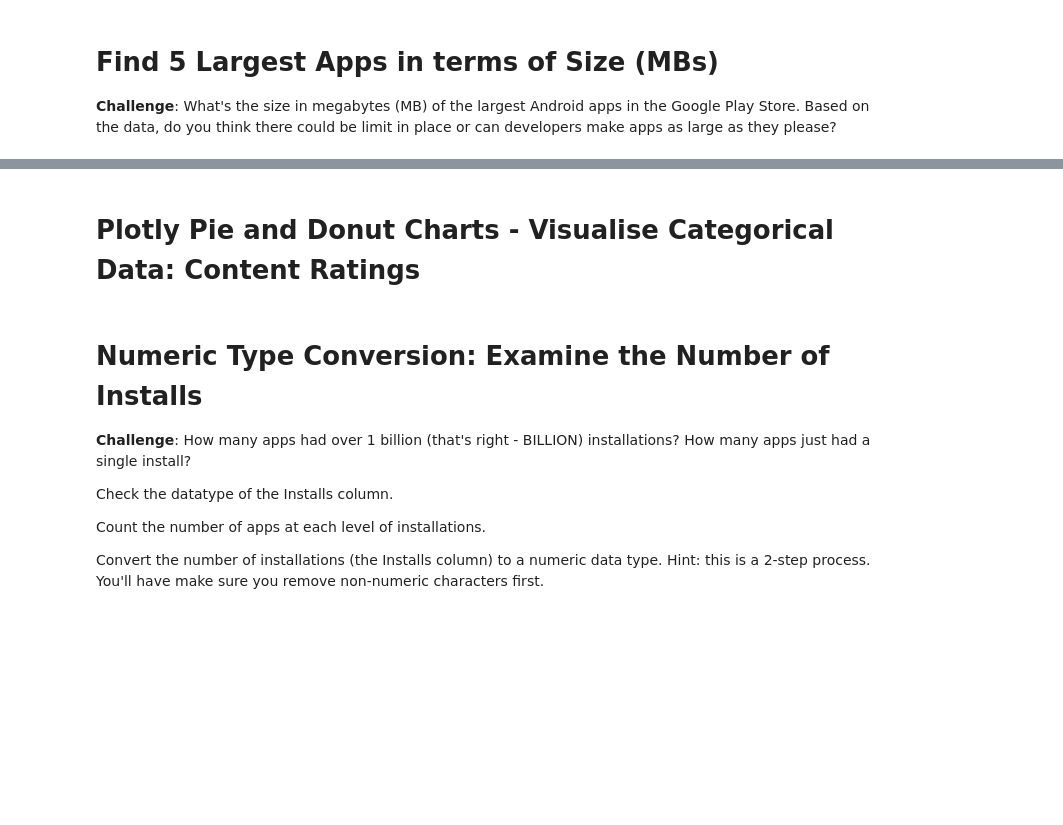
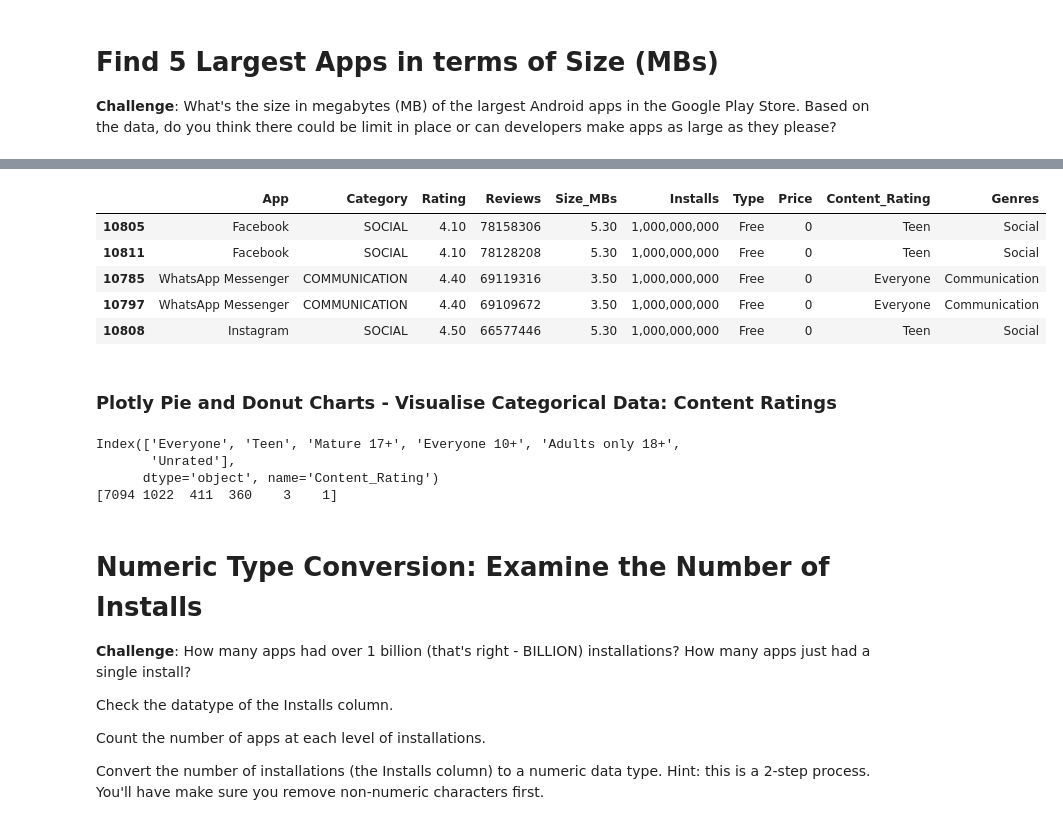
Before and after one commit to ahmedyar7/Data-Science-Projects, a Jupyter notebook: Google Play Store Analysis/main.ipynb, the cells around one changed output, grey strips where cells are left out. Saved outputs shown, nothing was run; the diff lists cells and outputs as text; code cells hidden in the pictures; blank space fills up the shorter version.

```diff
--- a/Google Play Store Analysis/main.ipynb
+++ b/Google Play Store Analysis/main.ipynb
@@ -110,2 +127,20 @@ clean_apps_df.head()
+# %%
+clean_apps_df.sort_values(by="Reviews", ascending=False).head()
+# %% [output]
+|  | App | Category | Rating | Reviews | Size_MBs | Installs | Type | Price | Content_Rating | Genres |
+| 10805 | Facebook | SOCIAL | 4.10 | 78158306 | 5.30 | 1,000,000,000 | Free | 0 | Teen | Social |
+| 10811 | Facebook | SOCIAL | 4.10 | 78128208 | 5.30 | 1,000,000,000 | Free | 0 | Teen | Social |
+| 10785 | WhatsApp Messenger | COMMUNICATION | 4.40 | 69119316 | 3.50 | 1,000,000,000 | Free | 0 | Everyone | Communication |
+| 10797 | WhatsApp Messenger | COMMUNICATION | 4.40 | 69109672 | 3.50 | 1,000,000,000 | Free | 0 | Everyone | Communication |
+| 10808 | Instagram | SOCIAL | 4.50 | 66577446 | 5.30 | 1,000,000,000 | Free | 0 | Teen | Social |
 # %% [markdown]
-# Plotly Pie and Donut Charts - Visualise Categorical Data: Content Ratings
+### Plotly Pie and Donut Charts - Visualise Categorical Data: Content Ratings
+# %%
+content_ratings = clean_apps_df["Content_Rating"].value_counts()
+print(content_ratings.index)
+print(content_ratings.values)
+# %% [output]
+Index(['Everyone', 'Teen', 'Mature 17+', 'Everyone 10+', 'Adults only 18+',
+       'Unrated'],
+      dtype='object', name='Content_Rating')
+[7094 1022  411  360    3    1]
```
Also changed, not shown: parts of 5 cells of this notebook.
